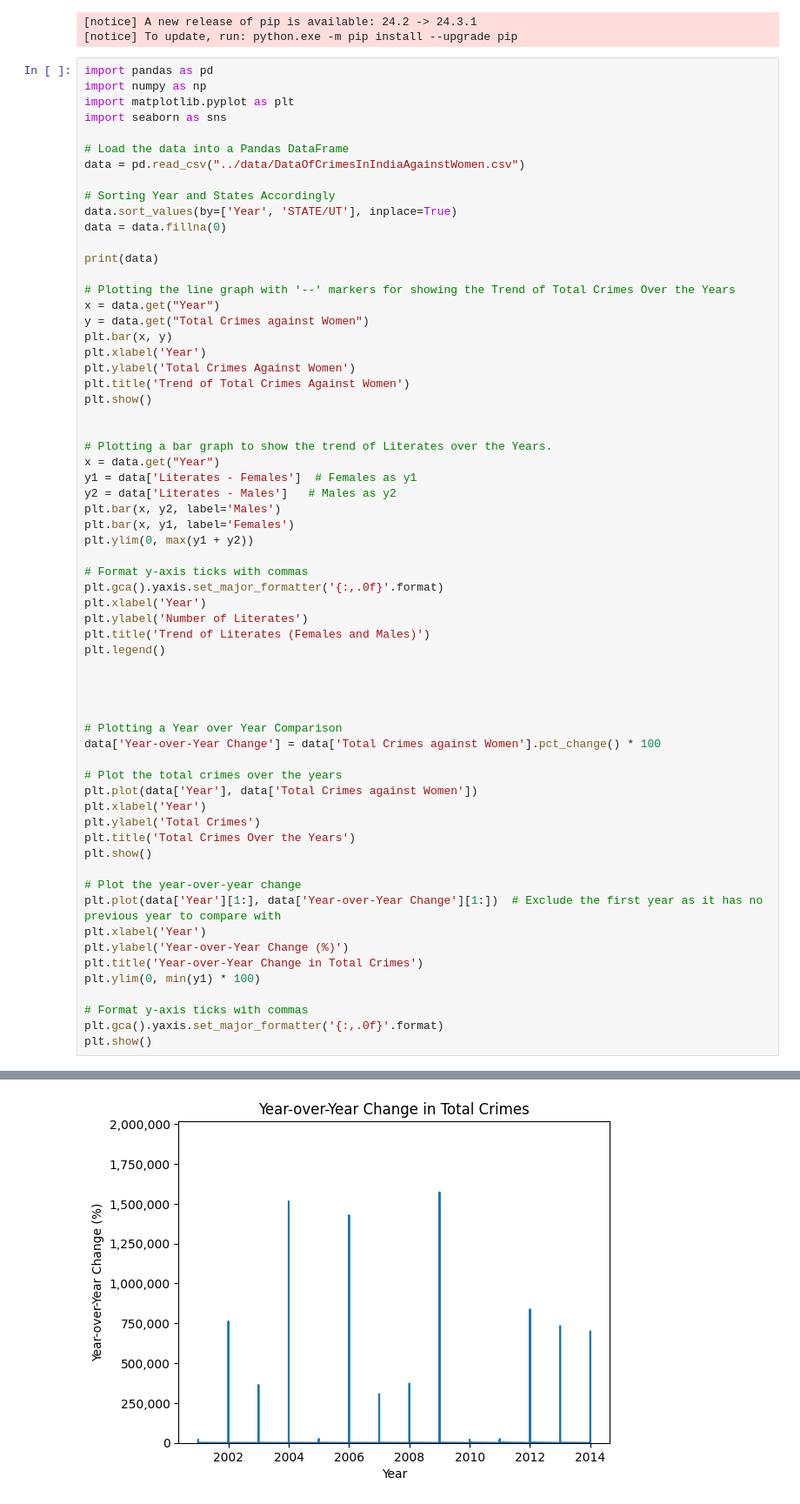
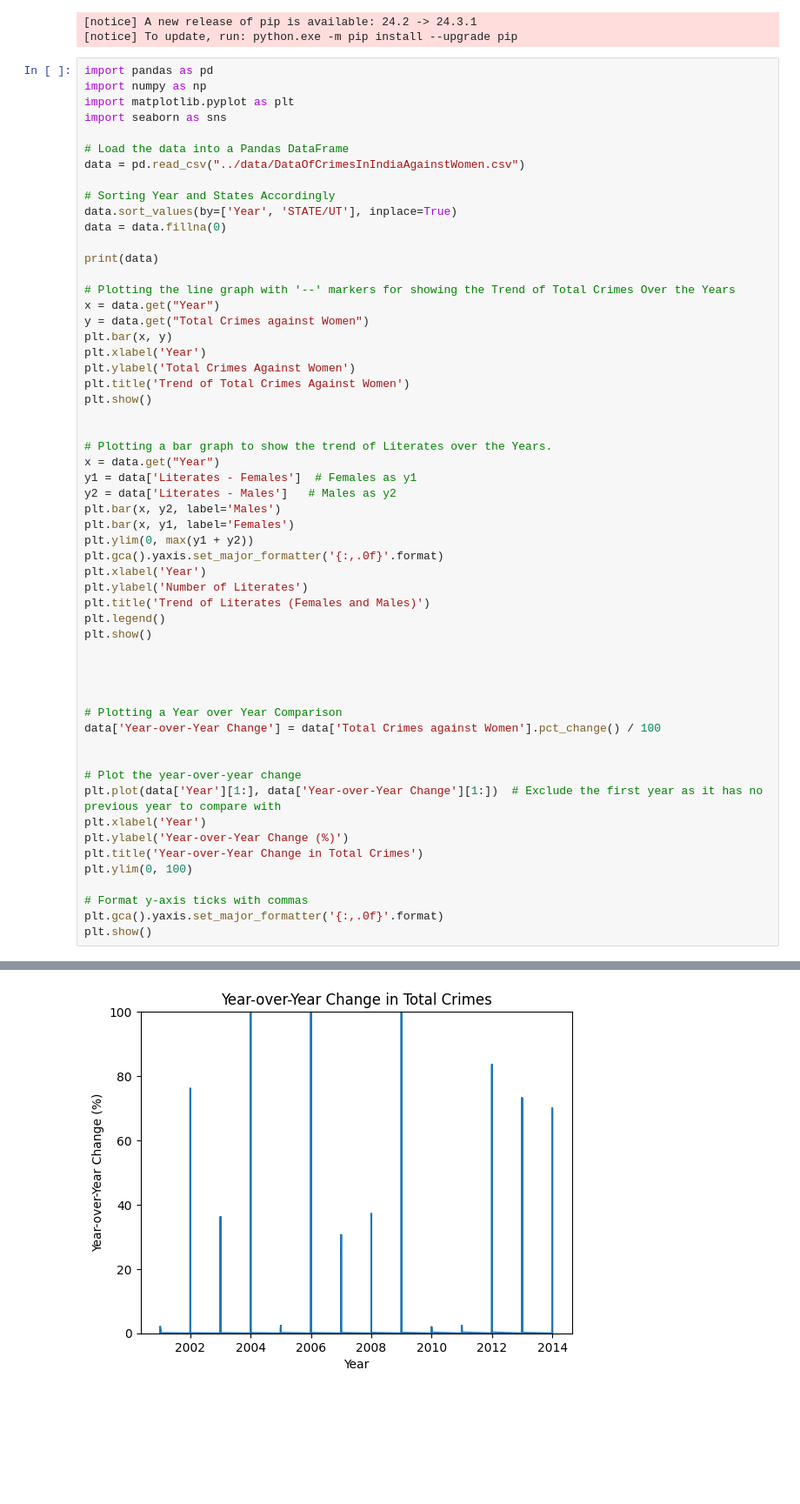
Before and after one commit to yashvardhan3105/data-analysis-python, a Jupyter notebook: code/crime.ipynb, the cells around one changed output, grey strips where cells are left out. Shown: that part at 87% size. Cells and saved outputs as stored; diff of their text form; blank space fills up the shorter version.

Commit message:
Made some changes to the Year-Over-Year

```diff
--- a/code/crime.ipynb
+++ b/code/crime.ipynb
@@ -109,33 +109,26 @@ y2 = data['Literates - Males']   # Males as y2
 plt.bar(x, y2, label='Males')
 plt.bar(x, y1, label='Females')
 plt.ylim(0, max(y1 + y2))
-
-# Format y-axis ticks with commas
 plt.gca().yaxis.set_major_formatter('{:,.0f}'.format)
 plt.xlabel('Year')
 plt.ylabel('Number of Literates')
 plt.title('Trend of Literates (Females and Males)')
 plt.legend()
+plt.show()
 
 
 
 
 # Plotting a Year over Year Comparison
-data['Year-over-Year Change'] = data['Total Crimes against Women'].pct_change() * 100
+data['Year-over-Year Change'] = data['Total Crimes against Women'].pct_change() / 100
 
-# Plot the total crimes over the years
-plt.plot(data['Year'], data['Total Crimes against Women'])
-plt.xlabel('Year')
-plt.ylabel('Total Crimes')
-plt.title('Total Crimes Over the Years')
-plt.show()
 
 # Plot the year-over-year change
 plt.plot(data['Year'][1:], data['Year-over-Year Change'][1:])  # Exclude the first year as it has no previous year to compare with
 plt.xlabel('Year')
 plt.ylabel('Year-over-Year Change (%)')
 plt.title('Year-over-Year Change in Total Crimes')
-plt.ylim(0, min(y1) * 100)
+plt.ylim(0, 100)
 
 # Format y-axis ticks with commas
 plt.gca().yaxis.set_major_formatter('{:,.0f}'.format)
@@ -163 +156 @@ plt.show()
-[figure, old version]
+[figure, new version]
```
Also changed, not shown: parts of 1 cell of this notebook.
